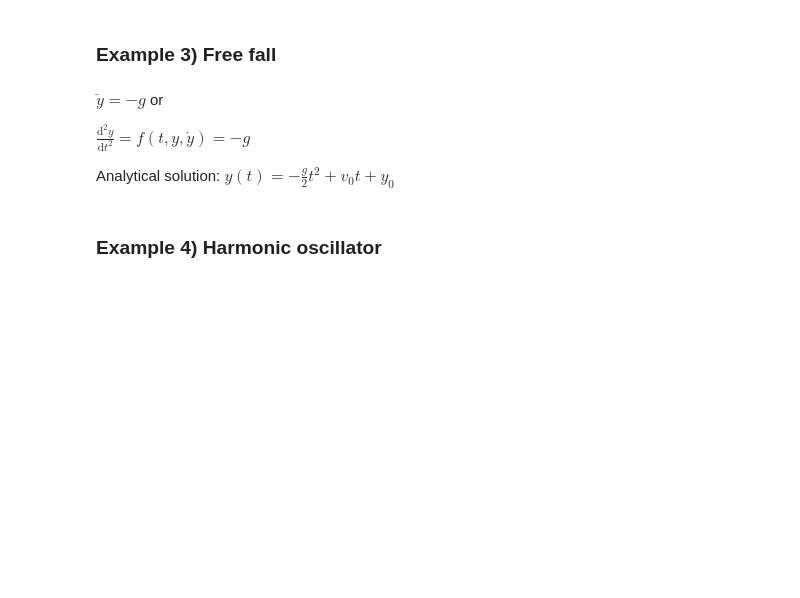
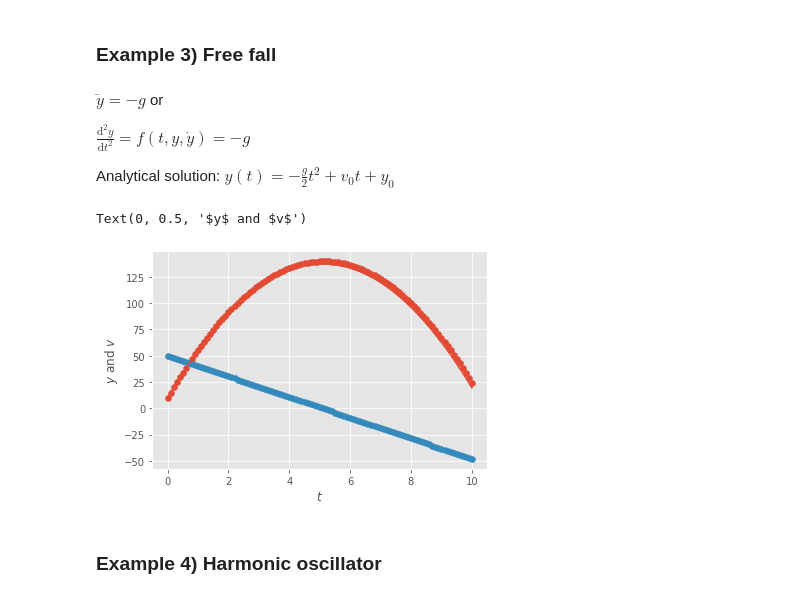
Before and after one commit to sandyherho/physComp, a Jupyter notebook: 05_diffEq/01.ipynb, the cells around one changed output. Saved outputs shown, nothing was run; the diff lists cells and outputs as text; code cells hidden in the pictures; blank space fills up the shorter version.

```diff
--- a/05_diffEq/01.ipynb
+++ b/05_diffEq/01.ipynb
@@ -70,6 +200,31 @@ Or, going back to our initial nomenclature:
 \\( \frac{\mathrm{d}^2y}{\mathrm{d}t^2} = f(t,y,\dot{y}) = -g\\)
 
 Analytical solution: \\( y(t)=-\frac{g}{2}t^2+v_0t+y_0\\)
+# %%
+g = 9.81
+
+def f_ODE(t, y0, y1):
+    return -g
+
+t0 = 0
+y00 = 10
+y10 = 50
+nmax = 100
+h = 0.1
+
+solutions = eulerODE2(f_ODE, t0, y00, y10, nmax, h)
+# %%
+test_t = np.linspace(0, nmax*h, nmax)
+test_y = -g/2 * test_t**2 + y10*test_t + y00
+
+plt.plot(test_t, test_y)
+plt.scatter(solutions[0], solutions[1])
+plt.scatter(solutions[0], solutions[2])
+plt.xlabel('$t$')
+plt.ylabel('$y$ and $v$')
+# %% [output]
+Text(0, 0.5, '$y$ and $v$')
+[figure, added]
 # %% [markdown]
 ### Example 4) Harmonic oscillator
 # %% [markdown]
```
Also changed, not shown: parts of 11 cells of this notebook.
